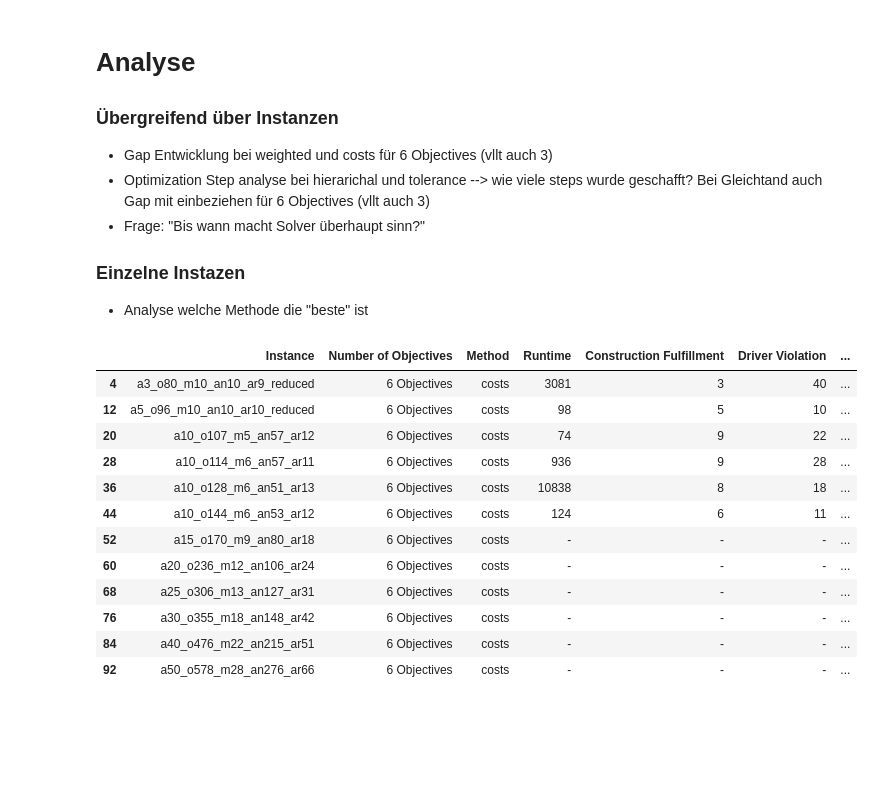
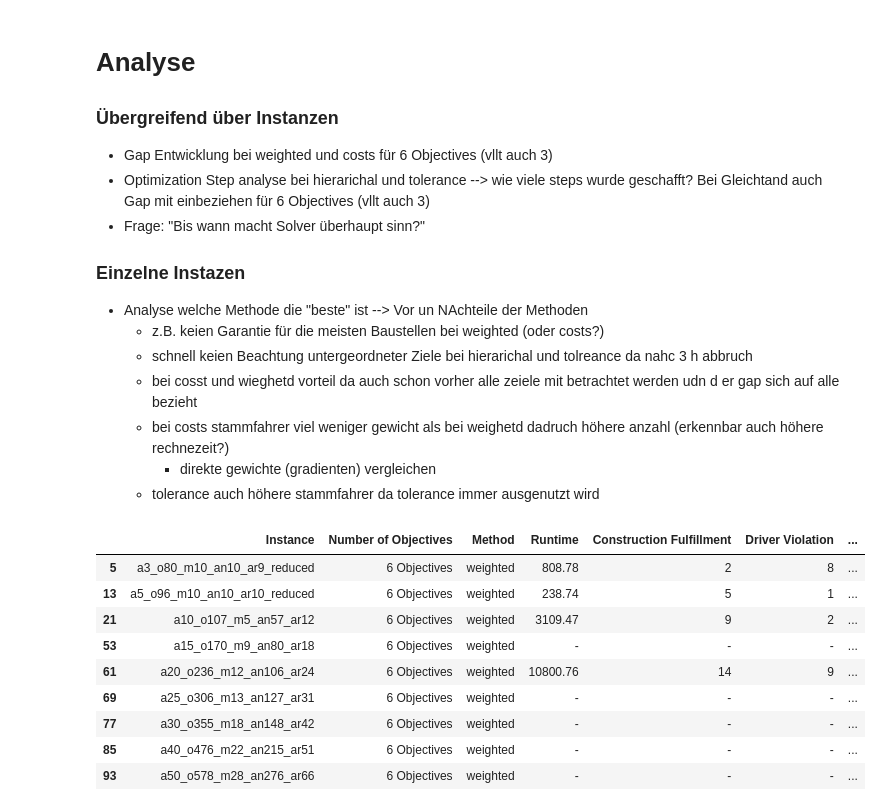
Before and after one commit to nklswlf/OptRail_Railroad_Construction, a Jupyter notebook: Data/Solution/Table_Solution_JSON.ipynb, the cells around one changed output. Cells and saved outputs as stored; diff of their text form; code cells hidden in the pictures; blank space fills up the shorter version.

Commit message:
:zap: qucik table results changes

```diff
--- a/Data/Solution/Table_Solution_JSON.ipynb
+++ b/Data/Solution/Table_Solution_JSON.ipynb
@@ -481,28 +262,35 @@ df_objectives.style
 - Frage: "Bis wann macht Solver überhaupt sinn?"
 
 ### Einzelne Instazen
-- Analyse welche Methode die "beste" ist
+- Analyse welche Methode die "beste" ist --> Vor un NAchteile der Methoden
+    - z.B. keien Garantie für die meisten Baustellen bei weighted (oder costs?)
+    - schnell keien Beachtung untergeordneter Ziele bei hierarichal und tolreance da nahc 3 h abbruch
+    - bei cosst und wieghetd vorteil da auch schon vorher alle zeiele mit betrachtet werden udn d er gap sich auf alle bezieht
+    - bei costs stammfahrer viel weniger gewicht als bei weighetd dadruch höhere anzahl (erkennbar auch höhere rechnezeit?)
+        - direkte gewichte (gradienten) vergleichen
+    - tolerance auch höhere stammfahrer da tolerance immer ausgenutzt wird
 # %%
 # Filter
 df_filtered = df_objectives[df_objectives["Number of Objectives"] == "6 Objectives"]
-df_filtered = df_filtered[df_filtered["Method"] == "costs"]
+df_filtered = df_filtered[df_filtered["Method"] == "weighted"]
+# Bis auf eine 10er Instanz alle 10er Instanzen entfernen
+df_filtered = df_filtered[df_filtered["Instance"] != "a10_o114_m6_an57_ar11"]
+df_filtered = df_filtered[df_filtered["Instance"] != "a10_o128_m6_an51_ar13"]
+df_filtered = df_filtered[df_filtered["Instance"] != "a10_o144_m6_an53_ar12"]
 
 # Tabelle anzeigen
 df_filtered.style
 # %% [output]
 |  | Instance | Number of Objectives | Method | Runtime | Construction Fulfillment | Driver Violation | ... |
-| 4 | a3_o80_m10_an10_ar9_reduced | 6 Objectives | costs | 3081 | 3 | 40 | ... |
-| 12 | a5_o96_m10_an10_ar10_reduced | 6 Objectives | costs | 98 | 5 | 10 | ... |
-| 20 | a10_o107_m5_an57_ar12 | 6 Objectives | costs | 74 | 9 | 22 | ... |
-| 28 | a10_o114_m6_an57_ar11 | 6 Objectives | costs | 936 | 9 | 28 | ... |
-| 36 | a10_o128_m6_an51_ar13 | 6 Objectives | costs | 10838 | 8 | 18 | ... |
-| 44 | a10_o144_m6_an53_ar12 | 6 Objectives | costs | 124 | 6 | 11 | ... |
-| 52 | a15_o170_m9_an80_ar18 | 6 Objectives | costs | - | - | - | ... |
-| 60 | a20_o236_m12_an106_ar24 | 6 Objectives | costs | - | - | - | ... |
-| 68 | a25_o306_m13_an127_ar31 | 6 Objectives | costs | - | - | - | ... |
-| 76 | a30_o355_m18_an148_ar42 | 6 Objectives | costs | - | - | - | ... |
-| 84 | a40_o476_m22_an215_ar51 | 6 Objectives | costs | - | - | - | ... |
-| 92 | a50_o578_m28_an276_ar66 | 6 Objectives | costs | - | - | - | ... |
+| 5 | a3_o80_m10_an10_ar9_reduced | 6 Objectives | weighted | 808.78 | 2 | 8 | ... |
+| 13 | a5_o96_m10_an10_ar10_reduced | 6 Objectives | weighted | 238.74 | 5 | 1 | ... |
+| 21 | a10_o107_m5_an57_ar12 | 6 Objectives | weighted | 3109.47 | 9 | 2 | ... |
+| 53 | a15_o170_m9_an80_ar18 | 6 Objectives | weighted | - | - | - | ... |
+| 61 | a20_o236_m12_an106_ar24 | 6 Objectives | weighted | 10800.76 | 14 | 9 | ... |
+| 69 | a25_o306_m13_an127_ar31 | 6 Objectives | weighted | - | - | - | ... |
+| 77 | a30_o355_m18_an148_ar42 | 6 Objectives | weighted | - | - | - | ... |
+| 85 | a40_o476_m22_an215_ar51 | 6 Objectives | weighted | - | - | - | ... |
+| 93 | a50_o578_m28_an276_ar66 | 6 Objectives | weighted | - | - | - | ... |
 # %%
 # Filter
 df_filtered = df_objectives[df_objectives["Number of Objectives"] == "6 Objectives"]
```
Also changed, not shown: parts of 3 cells of this notebook.
